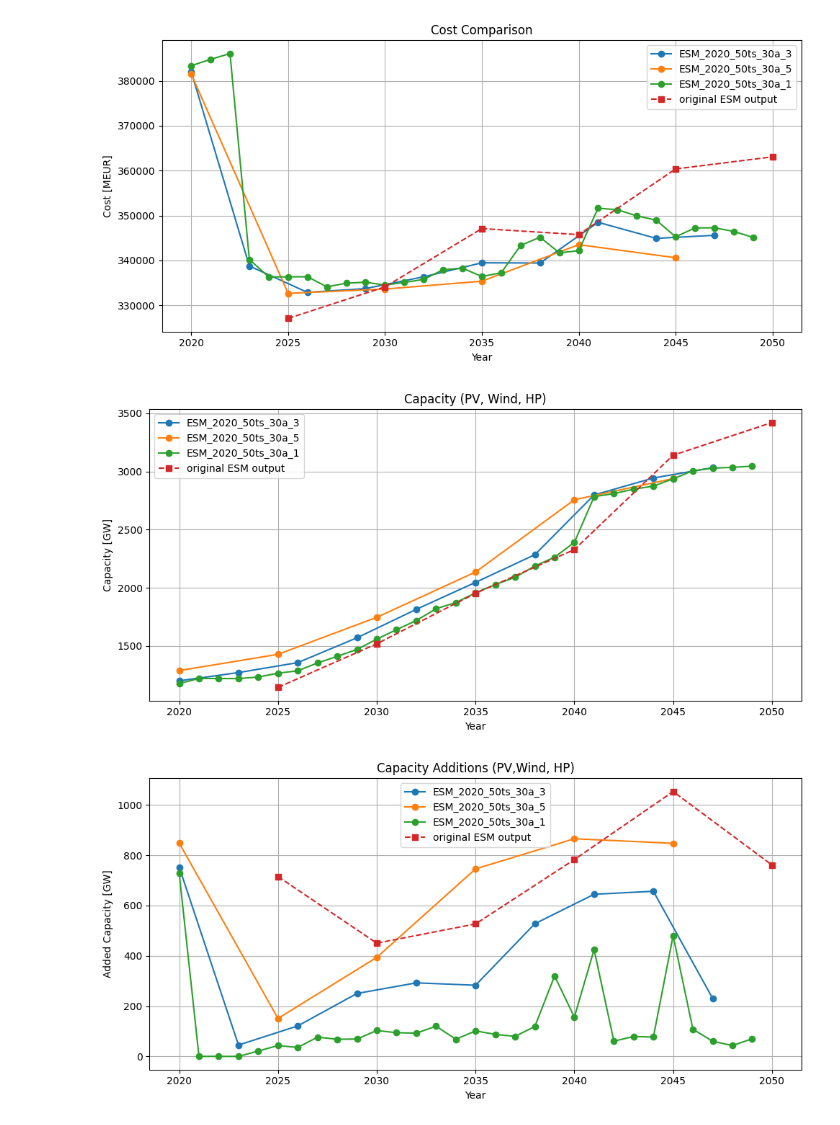
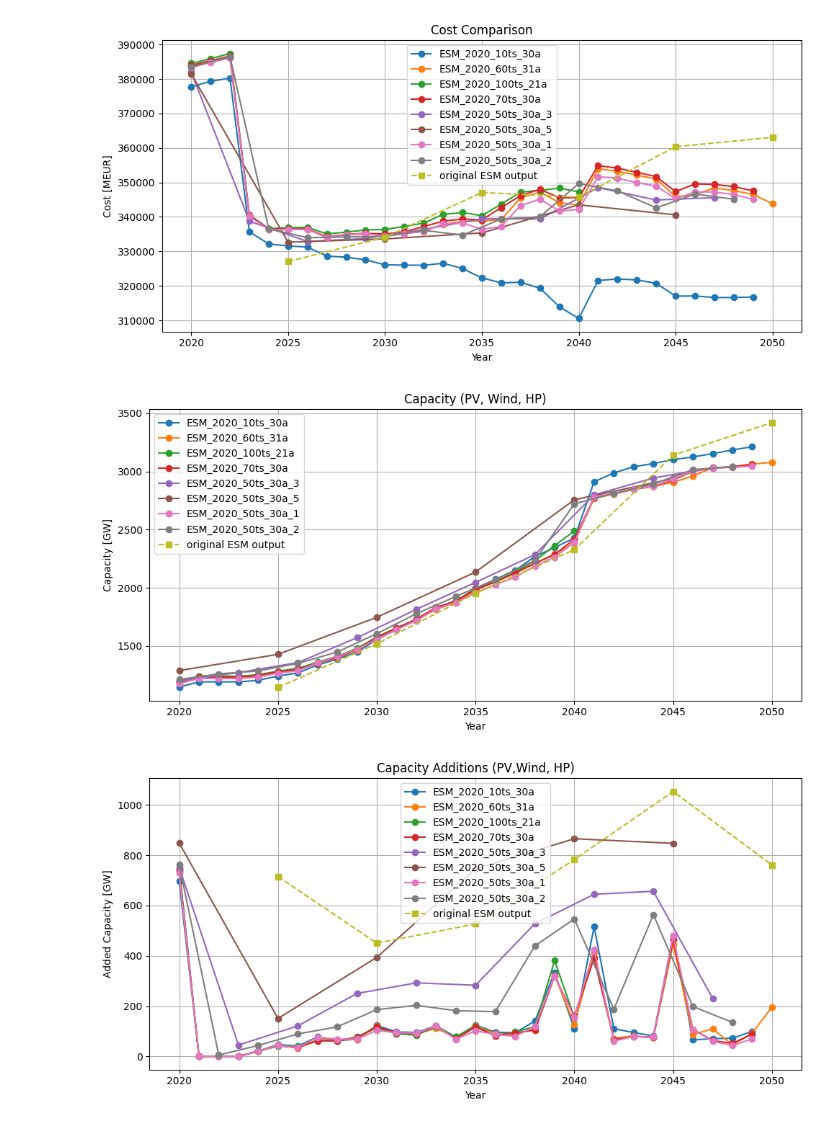
Before and after one commit to NicolaL1/ZEN-garden_SP, a Jupyter notebook: Data/energy_sytem/esm_comparison.ipynb, the cells around one changed output. Drawn from its saved outputs; the diff is of its cells as text; code cells hidden in the pictures.

```diff
--- a/Data/energy_sytem/esm_comparison.ipynb
+++ b/Data/energy_sytem/esm_comparison.ipynb
@@ -6,18 +6,14 @@ from zen_garden.postprocess.results import Results
 
 # === Dataset Setup ===
 input_datasets = [
-    #'energy_transition_example_input1',
-    #'energy_transition_example_input2',
-    #'energy_transition_example_input3',
-    #'energy_transition_example_input4',
-    #'energy_transition_example_input5',
-    #'energy_transition_example_input6',
-    #'energy_transition_example_input7',
-    #'energy_transition_example_input8',
-    #'energy_transition_example_input9',
-    'energy_transition_example_input10',
-    'energy_transition_example_input11',
-    'energy_transition_example_input12',
+    '2020_10ts_30a',
+    'energy_transition_example_input7',
+    '2020_100ts_21a',
+    '2020_70ts_30a',
+    '2020_50ts_30a_3',
+    '2020_50ts_30a_5',
+    '2020_50ts_30a_1',
+    '2020_50ts_30a_2',
 ]
 output_dataset = 'energy_transition_example_output'
 
@@ -28,42 +24,36 @@ results_input = [Results(path) for path in paths_input]
 result_output = Results(path_output)
 
 input_labels = [
-    #'ESM_2025_10ts_10a',
-    #'ESM_2025_10ts_20a',
-    #'ESM_2021_100ts_10a',
-    #'ESM_2021_100ts_20a',
-    #'ESM_2021_10ts_30a',
-    #'ESM_2020_10ts_30a',
-    #'ESM_2020_60ts_31a',
-    #'ESM_2020_100ts_21a',
-    #'ESM_2020_70ts_30a',
+
+    'ESM_2020_10ts_30a',
+    'ESM_2020_60ts_31a',
+    'ESM_2020_100ts_21a',
+    'ESM_2020_70ts_30a',
     'ESM_2020_50ts_30a_3',
     'ESM_2020_50ts_30a_5',
     'ESM_2020_50ts_30a_1',
+    'ESM_2020_50ts_30a_2',
 ]
 output_label = 'original ESM output'
 output_years = [2025, 2030, 2035, 2040, 2045, 2050]
 
 # === Reference Start Years ===
 input_start_years = {
-    #'ESM_2025_10ts_10a': 2025,
-    #'ESM_2025_10ts_20a': 2025,
-    #'ESM_2021_100ts_10a': 2021,
-    #'ESM_2021_100ts_20a': 2021,
-    #'ESM_2021_10ts_30a': 2021,
-    #'ESM_2020_10ts_30a': 2020,
-    #'ESM_2020_60ts_31a': 2020,
-    #'ESM_2020_100ts_21a': 2020,
-    #'ESM_2020_70ts_30a': 2020,
+    'ESM_2020_10ts_30a': 2020,
+    'ESM_2020_60ts_31a': 2020,
+    'ESM_2020_100ts_21a': 2020,
+    'ESM_2020_70ts_30a': 2020,
     'ESM_2020_50ts_30a_3': 2020,
     'ESM_2020_50ts_30a_5': 2020,
     'ESM_2020_50ts_30a_1': 2020,
+    'ESM_2020_50ts_30a_2': 2020,
 }
 
 # === Custom time step sizes ===
 input_intervals = {
     'ESM_2020_50ts_30a_3': 3,  # 3-year intervals
     'ESM_2020_50ts_30a_5': 5,
+    'ESM_2020_50ts_30a_2': 2,
     # everything else defaults to 1-year intervals
 }
 
@@ -242,33 +232,33 @@ try:
 
     plt.figure(figsize=(10, 5))
 
     for res, label in zip(results_input, input_labels):
         cap_add = res.get_total("capacity_addition")
         start_year = input_start_years[label]
         step = input_intervals.get(label, 1)
         cap_add.columns = list(range(start_year, start_year + cap_add.shape[1] * step, step))
 
         if 'technology' in cap_add.index.names:
             cap_add = cap_add.loc[cap_add.index.get_level_values('technology').isin(conversion_techs)]
 
         if cap_add.shape[1] > 6:
             total_cap_add = cap_add.sum(axis=0)
             plt.plot(total_cap_add.index, total_cap_add.values, marker='o', linestyle='-', label=label)
 
     plt.plot(cap_add_out_annual_flat_filtered.index, cap_add_out_annual_flat_filtered.values,
              marker='s', linestyle='--', color='black', label=output_label + " (flat annual, filtered)")
 
     plt.title('Capacity Additions – Annual (Filtered Conversion Techs, Flat from 5-Year Output)')
     plt.xlabel('Year')
     plt.ylabel('Added Capacity [GW]')
     plt.grid(True)
     plt.legend()
     plt.tight_layout()
     plt.show()
 
 except Exception as e:
     print(f"Error in disaggregated plot for filtered capacity additions: {e}")
 # %% [output]
-[figure, old version]
+[figure, new version]
-[figure, old version]
+[figure, new version]
-[figure, old version]
+[figure, new version]
```
Also changed, not shown: parts of 3 cells of this notebook, 9 other files.
